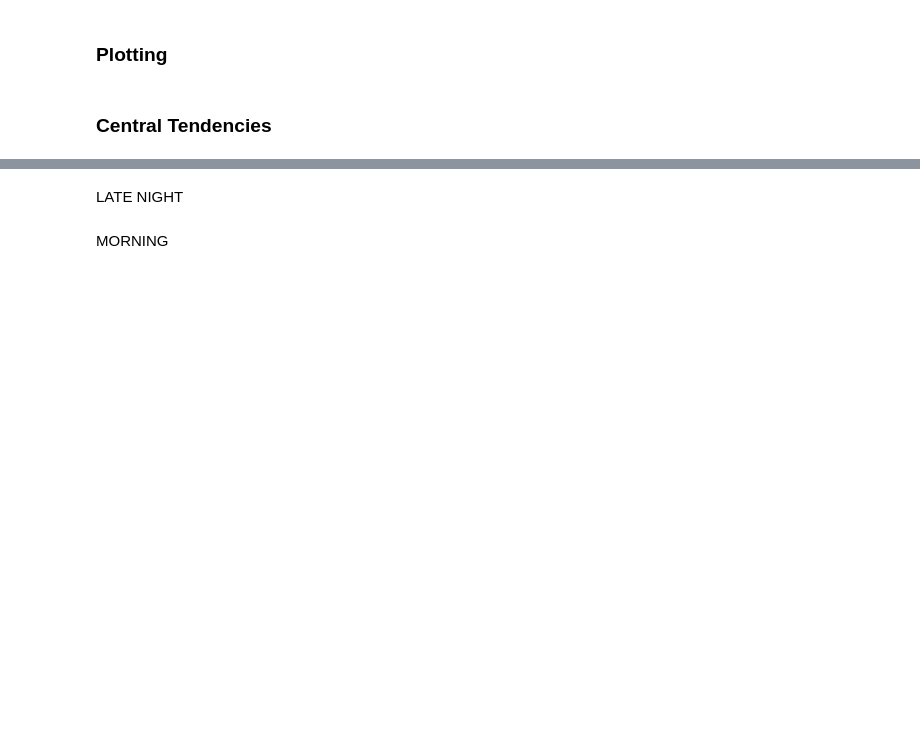
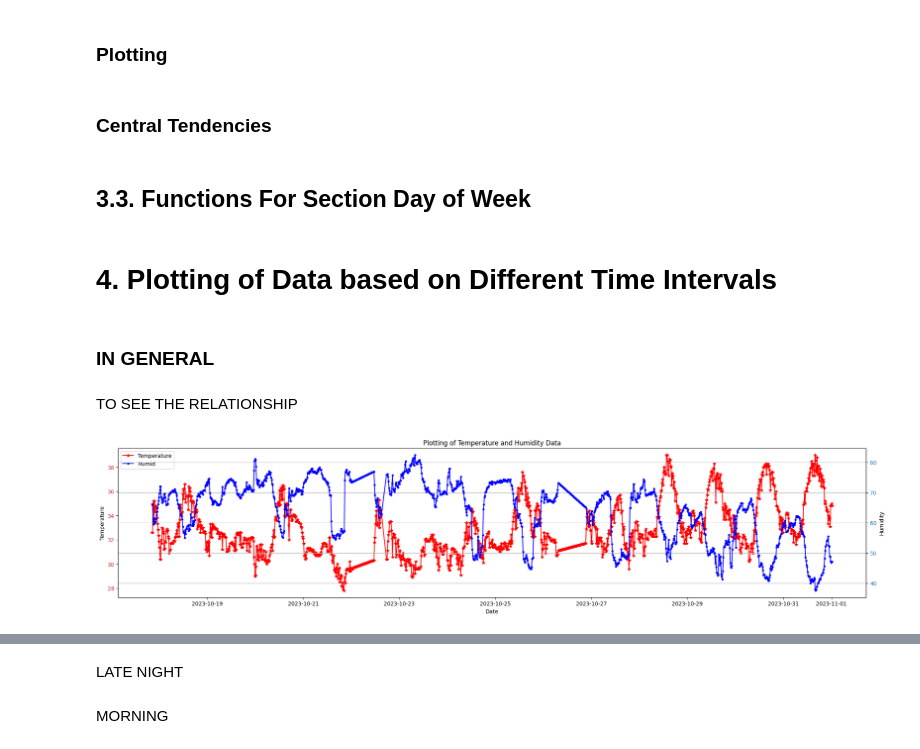
Before and after one commit to IanNoelBanta/DSP-MidtermProject, a Jupyter notebook: Figure4_MidtermProject.ipynb, the cells around one changed output, grey strips where cells are left out. Saved outputs shown, nothing was run; the diff lists cells and outputs as text; code cells hidden in the pictures; blank space fills up the shorter version.

```diff
--- a/Figure4_MidtermProject.ipynb
+++ b/Figure4_MidtermProject.ipynb
@@ -34,0 +38,17 @@ tempDF['Temperature (°C)'] = tempDF['Temperature (°C)'].interpolate()
+# %%
+dateGeneral = dateDF[["Date"]].to_numpy().tolist()
+# %%
+from datetime import datetime
+
+
+datetimeObjects = []
+
+for dtstr in dateGeneral:
+  for dates in dtstr:
+    dates = dates.replace('_', ' ')
+    datetime_object = datetime.strptime(dates, '%m/%d/%Y %H:%M:%S')
+    datetimeObjects.append(datetime_object)
+
+dateDF = pd.DataFrame({'Date': datetimeObjects})
+
+dateDF
@@ -237,3 +382,15 @@ def getStats(get, indexesOfTargets, dataFrame):
         print(f'Standard Deviation = {standardDeviation}')
         print(f'Signal to Noise Ratio = {snr}')
         print(f'Coefficient of Variation = {cv}%')
+# %% [markdown]
+## 3.3. Functions For Section Day of Week
+# %% [markdown]
+# **4. Plotting of Data based on Different Time Intervals**
+# %% [markdown]
+### IN GENERAL
+# %% [markdown]
+TO SEE THE RELATIONSHIP
+# %%
+genRawPlotter(datetemphumiDF[["Temperature (°C)"]], datetemphumiDF[["Humidity (%)"]], datetemphumiDF['Date'])
+# %% [output]
+[figure, added]
```
Also changed, not shown: parts of 61 cells of this notebook.
